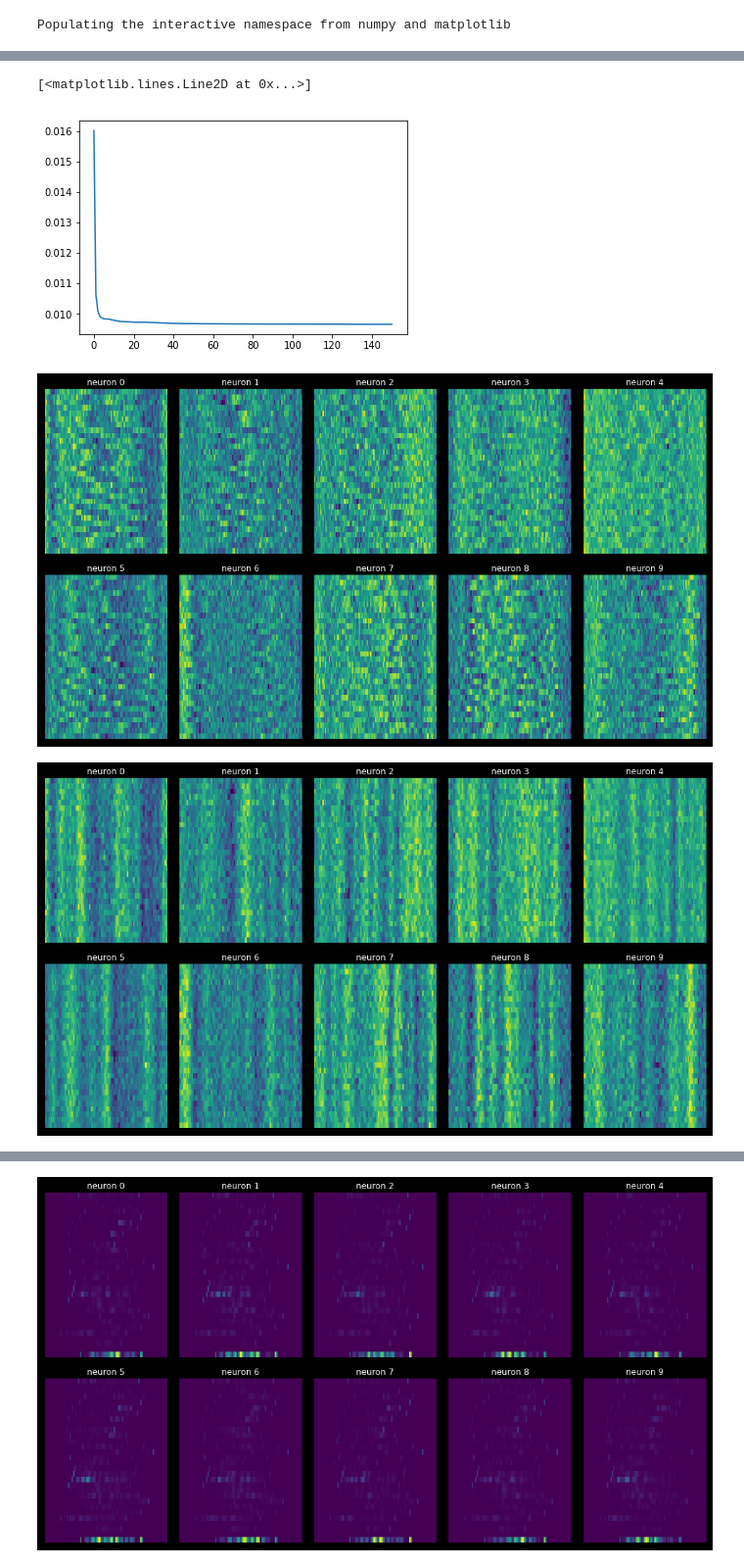
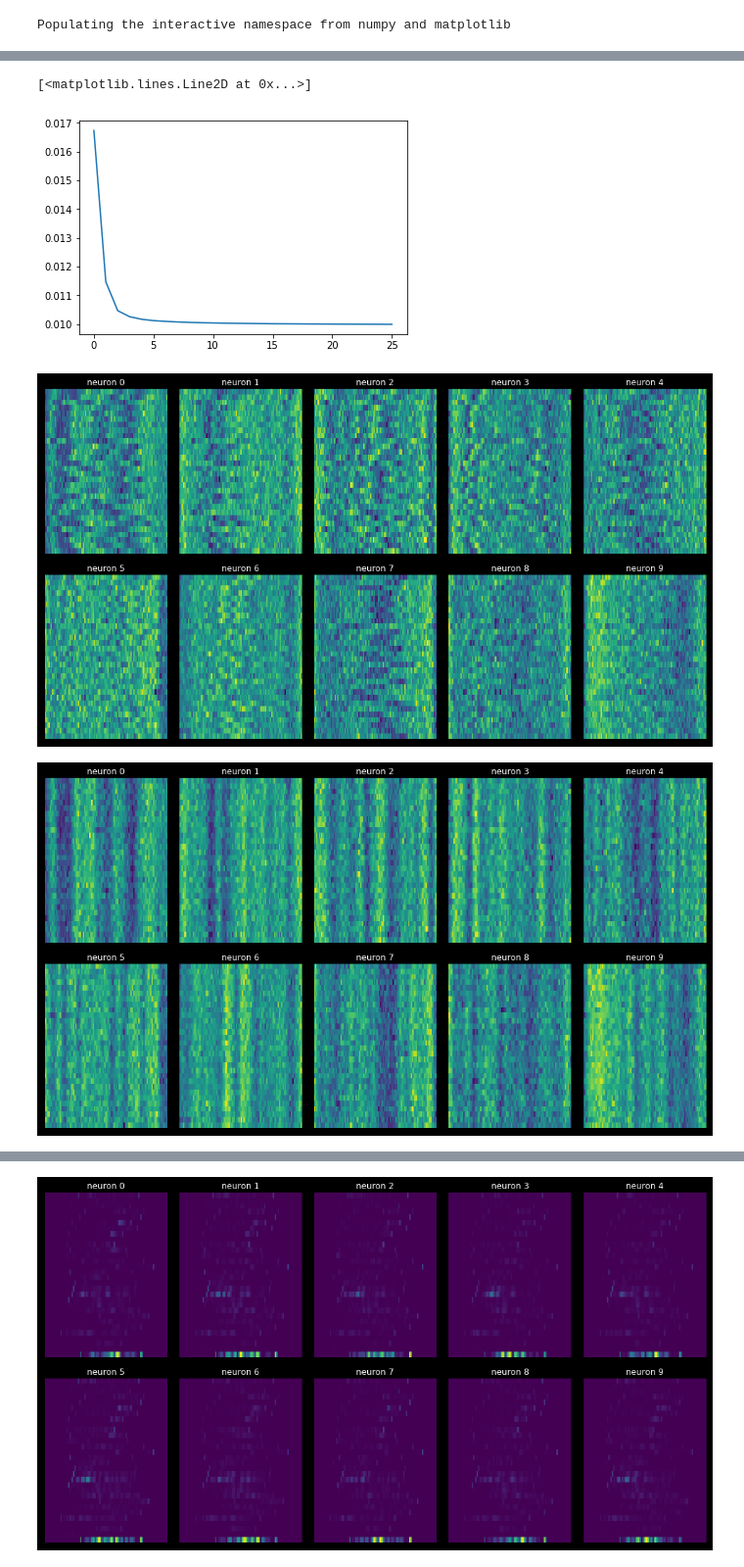
Before and after one commit to ahwillia/affinewarp, a Jupyter notebook: examples/synthetic piecewise warps.ipynb, the cells around one changed output, grey strips where cells are left out. Shown at 98% size. Cells and saved outputs as stored; diff of their text form; code cells hidden in the pictures.

```diff
--- a/examples/synthetic piecewise warps.ipynb
+++ b/examples/synthetic piecewise warps.ipynb
@@ -44,13 +44,14 @@ data = model.transform(aligned_data)
 # %%
 model.template = template
 data = model.predict()
-data += np.random.randn(*data.shape)
+data += .1 * np.random.randn(*data.shape)
 # %%
 from affinewarp.visualization import binned_heatmap
 # %%
-model_fit = PiecewiseWarping(n_knots=n_knots, l2_reg_scale=0.0, max_temp=-1., smoothness_reg_scale=0.0, warp_reg_scale=0.0, n_restarts=1)
+model_fit = PiecewiseWarping(n_knots=n_knots, l2_reg_scale=0.0, max_temp=-1.,
+                             smoothness_reg_scale=0.0, warp_reg_scale=0.0, n_restarts=1)
 # model_fit.copy_fit(model)
 # model_fit.x_knots = np.tile(np.linspace(0, 1, 3), (data.shape[0], 1))
 # model_fit.y_knots = np.tile(np.linspace(0, 1, 3), (data.shape[0], 1))
-model_fit.fit(data, iterations=150, warp_iterations=100)
+model_fit.fit(data, iterations=25, warp_iterations=100)
 # %%
@@ -61,15 +62,15 @@ plt.plot(model_fit.x_knots.T, model_fit.y_knots.T);
 plot(model_fit.loss_hist)
 # %% [output]
 [<matplotlib.lines.Line2D at 0x...>]
-[figure, old version]
+[figure, new version]
 # %%
-binned_heatmap((data), subplots=(2,5));
+binned_heatmap(data[:30], subplots=(2,5));
 # %% [output]
-[figure, old version]
+[figure, new version]
 # %%
-binned_heatmap(model_fit.transform(data), subplots=(2,5));
+binned_heatmap(model_fit.transform(data)[:30], subplots=(2,5));
 # %% [output]
-[figure, old version]
+[figure, new version]
 # %%
 plot(model.template); show()
 plot(model_fit.template)
```
Also changed, not shown: parts of 4 cells of this notebook, 1 other file.
